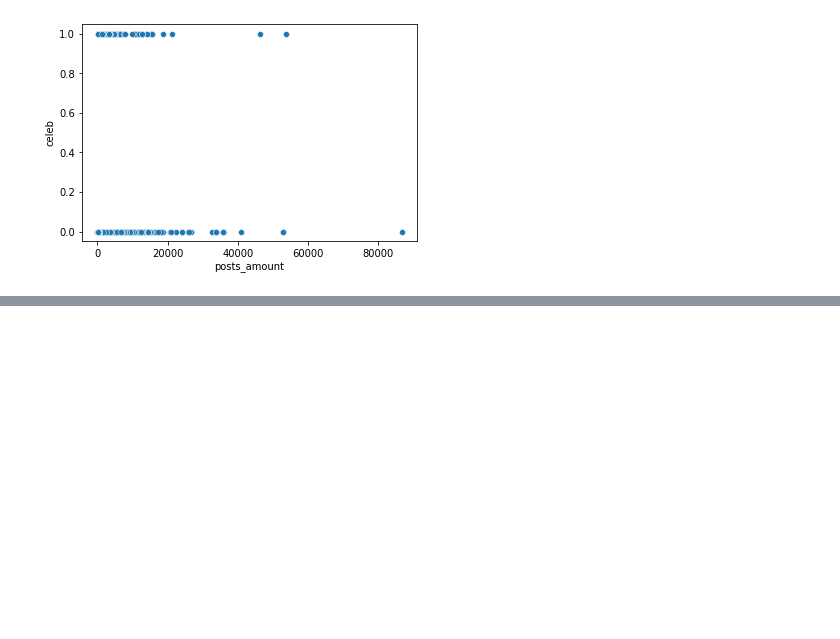
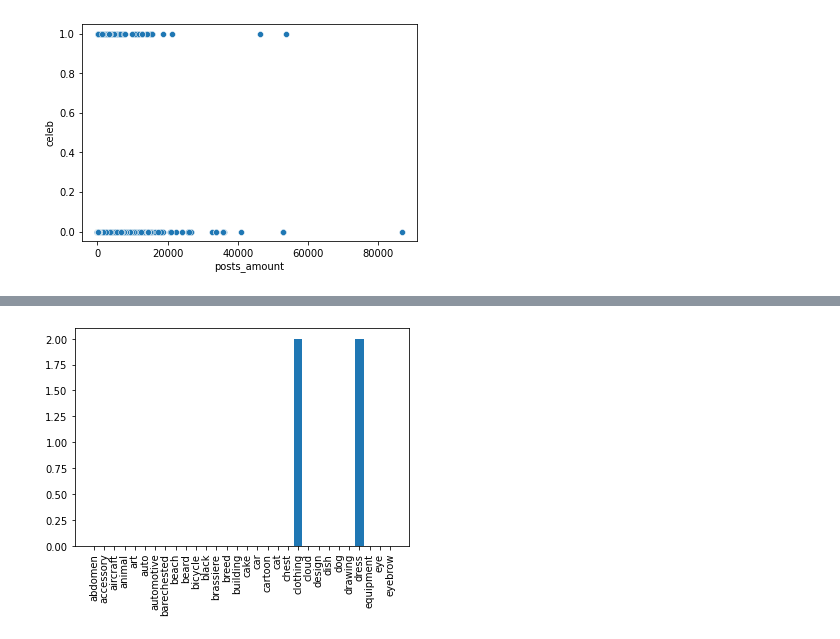
Before and after one commit to OrenPin/Instagram-Prediction---Data-Analysis, a Jupyter notebook: PostAnalysis.ipynb, the cells around one changed output, grey strips where cells are left out. Cells and saved outputs as stored; diff of their text form; code cells hidden in the pictures; blank space fills up the shorter version.

```diff
--- a/PostAnalysis.ipynb
+++ b/PostAnalysis.ipynb
@@ -275,0 +454,8 @@ Now we will do some text exploration
+# %%
+# pCo
+topK=30
+plt.bar(list(freqDistpCo.keys())[:topK], list(freqDistpCo.values())[:topK])
+plt.xticks(list(freqDistpCo.keys())[:topK], rotation='vertical')
+plt.show()
+# %% [output]
+[figure, added]
```
Also changed, not shown: parts of 35 cells of this notebook.
